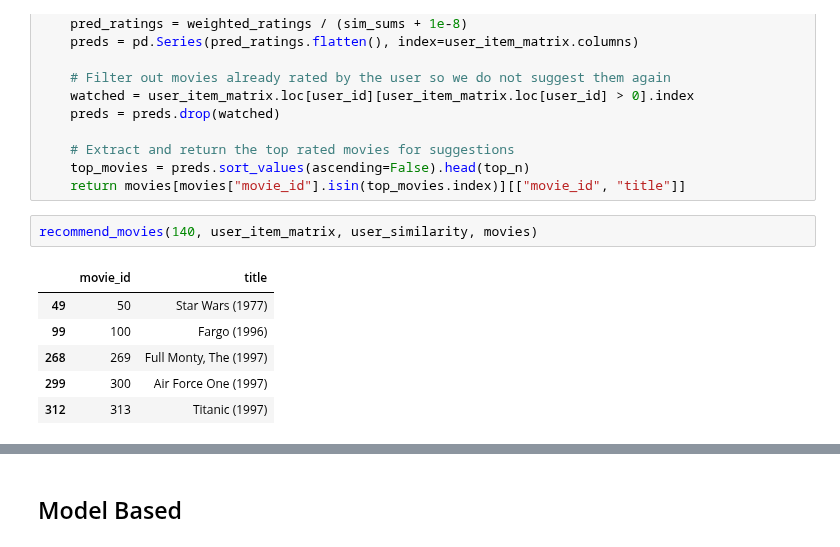
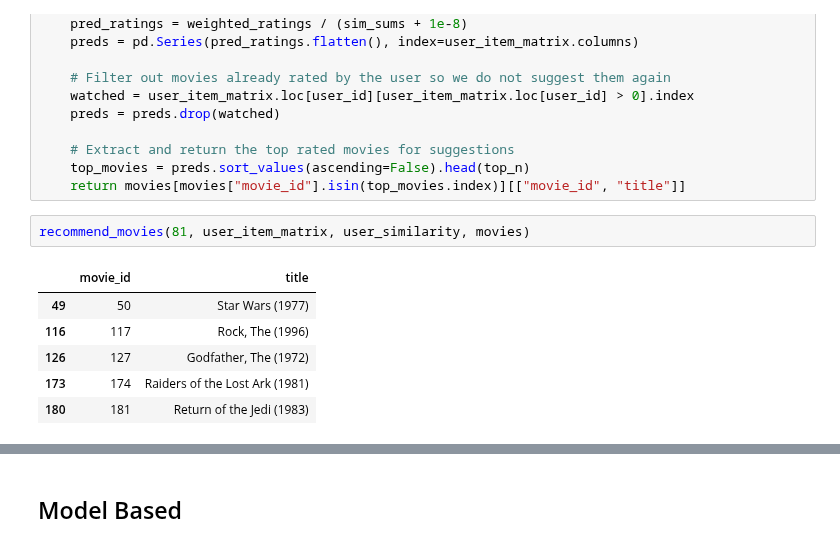
Before and after one commit to raliaskarov/tutorial_eth_ais_roman, a Jupyter notebook: in_class/Block 3/Recommendation_Systems.ipynb, the cells around one changed output, grey strips where cells are left out. Cells and saved outputs as stored; diff of their text form.

```diff
--- a/in_class/Block 3/Recommendation_Systems.ipynb
+++ b/in_class/Block 3/Recommendation_Systems.ipynb
@@ -197,11 +192,11 @@ def recommend_movies(user_id, user_item_matrix, user_similarity, movies, top_n=5
     top_movies = preds.sort_values(ascending=False).head(top_n)
     return movies[movies["movie_id"].isin(top_movies.index)][["movie_id", "title"]]
 # %%
-recommend_movies(140, user_item_matrix, user_similarity, movies)
+recommend_movies(81, user_item_matrix, user_similarity, movies)
 # %% [output]
 |  | movie_id | title |
 | 49 | 50 | Star Wars (1977) |
-| 99 | 100 | Fargo (1996) |
-| 268 | 269 | Full Monty, The (1997) |
-| 299 | 300 | Air Force One (1997) |
-| 312 | 313 | Titanic (1997) |
+| 116 | 117 | Rock, The (1996) |
+| 126 | 127 | Godfather, The (1972) |
+| 173 | 174 | Raiders of the Lost Ark (1981) |
+| 180 | 181 | Return of the Jedi (1983) |
```
Also changed, not shown: parts of 14 cells of this notebook.
